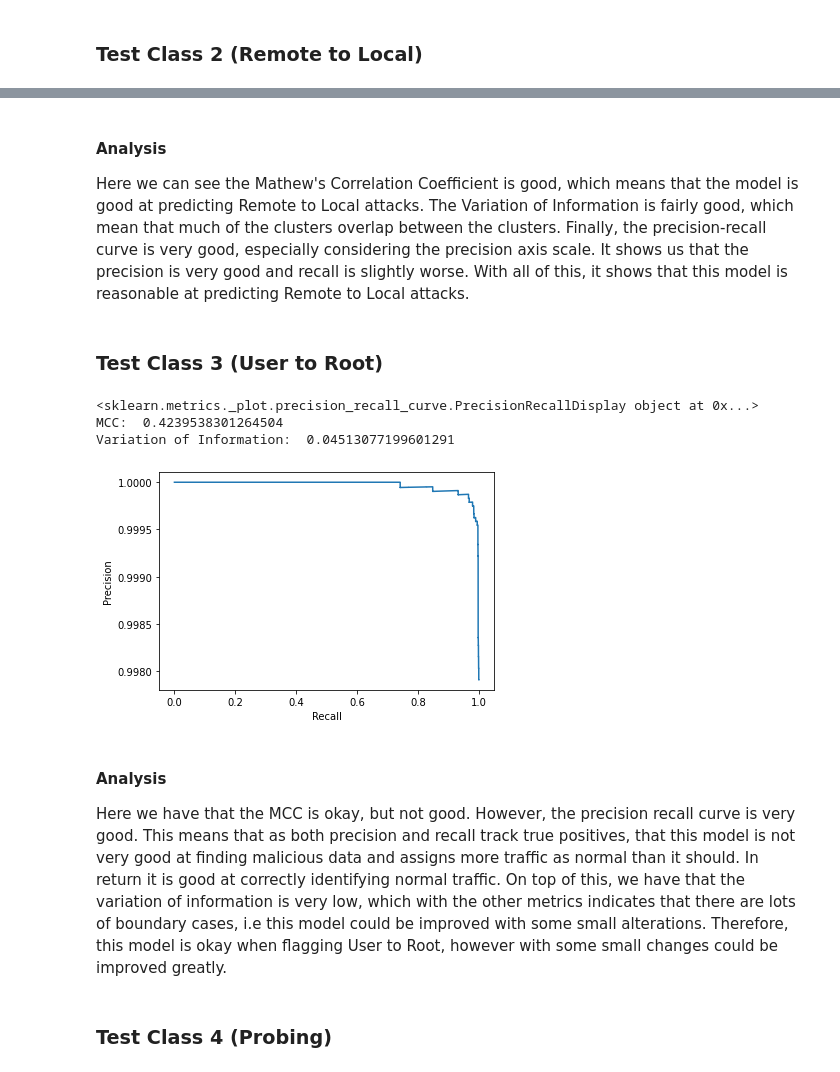
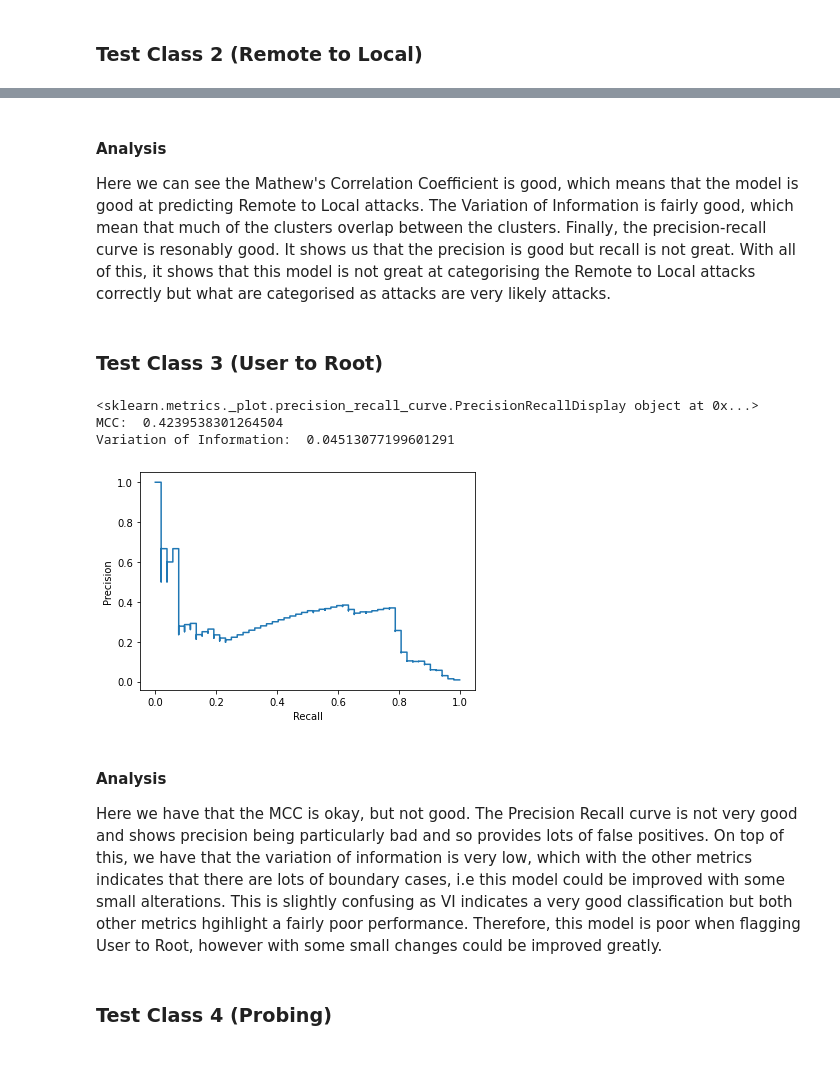
Before and after one commit to AdamEiffert/DST_Project1, a Jupyter notebook: report/06-Support Vector Machine.ipynb, the cells around one changed output, grey strips where cells are left out. Cells and saved outputs as stored; diff of their text form; code cells hidden in the pictures.

```diff
--- a/report/06-Support Vector Machine.ipynb
+++ b/report/06-Support Vector Machine.ipynb
@@ -171,29 +171,29 @@ Variation of Information:  0.12707816650240567
 # %% [markdown]
 #### Analysis
-Here we can see the Mathew's Correlation Coefficient is good, which means that the model is good at predicting Remote to Local attacks. The Variation of Information is fairly good, which mean that much of the clusters overlap between the clusters. Finally, the precision-recall curve is very good, especially considering the precision axis scale. It shows us that the precision is very good and recall is slightly worse. With all of this, it shows that this model is reasonable at predicting Remote to Local attacks.
+Here we can see the Mathew's Correlation Coefficient is good, which means that the model is good at predicting Remote to Local attacks. The Variation of Information is fairly good, which mean that much of the clusters overlap between the clusters. Finally, the precision-recall curve is resonably good. It shows us that the precision is good but recall is not great. With all of this, it shows that this model is not great at categorising the Remote to Local attacks correctly but what are categorised as attacks are very likely attacks.
 # %% [markdown]
 ### Test Class 3 (User to Root)
 # %%
 test_3 = scale(df.loc[df['test'] == 3].iloc[:,:-2])
-true_class_3 = numpy.array(df[df["test"] == 3].iloc[:, -2])
-model_class_3 = best_params.predict(test_3)
+true_class_3 = numpy.array(df[df["test"] == 3].iloc[:, -2]) ^ True
+model_class_3 = best_params.predict(test_3) ^ True
 
-precision_3, recall_3, _ = precision_recall_curve(true_class_3, best_params.decision_function(test_3))
+precision_3, recall_3, _ = precision_recall_curve(true_class_3, -best_params.decision_function(test_3))
 curve_3 = PrecisionRecallDisplay(precision=precision_3, recall=recall_3)
 mcc_3 = matthews_corrcoef(true_class_3, model_class_3)
 voi_3 = variation_of_information_score(true_class_3, model_class_3)
 
 print(curve_3.plot())
 print("MCC: ", mcc_3)
 print("Variation of Information: ", voi_3)
 # %% [output]
 <sklearn.metrics._plot.precision_recall_curve.PrecisionRecallDisplay object at 0x...>
 MCC:  0.4239538301264504
 Variation of Information:  0.04513077199601291
-[figure, old version]
+[figure, new version]
 # %% [markdown]
 #### Analysis
-Here we have that the MCC is okay, but not good. However, the precision recall curve is very good. This means that as both precision and recall track true positives, that this model is not very good at finding malicious data and assigns more traffic as normal than it should. In return it is good at correctly identifying normal traffic. On top of this, we have that the variation of information is very low, which with the other metrics indicates that there are lots of boundary cases, i.e this model could be improved with some small alterations. Therefore, this model is okay when flagging User to Root, however with some small changes could be improved greatly.
+Here we have that the MCC is okay, but not good. The Precision Recall curve is not very good and shows precision being particularly bad and so provides lots of false positives. On top of this, we have that the variation of information is very low, which with the other metrics indicates that there are lots of boundary cases, i.e this model could be improved with some small alterations. This is slightly confusing as VI indicates a very good classification but both other metrics hgihlight a fairly poor performance. Therefore, this model is poor when flagging User to Root, however with some small changes could be improved greatly.
 # %% [markdown]
 ### Test Class 4 (Probing)
 # %%
```
Also changed, not shown: parts of 4 cells of this notebook, 1 other file.
